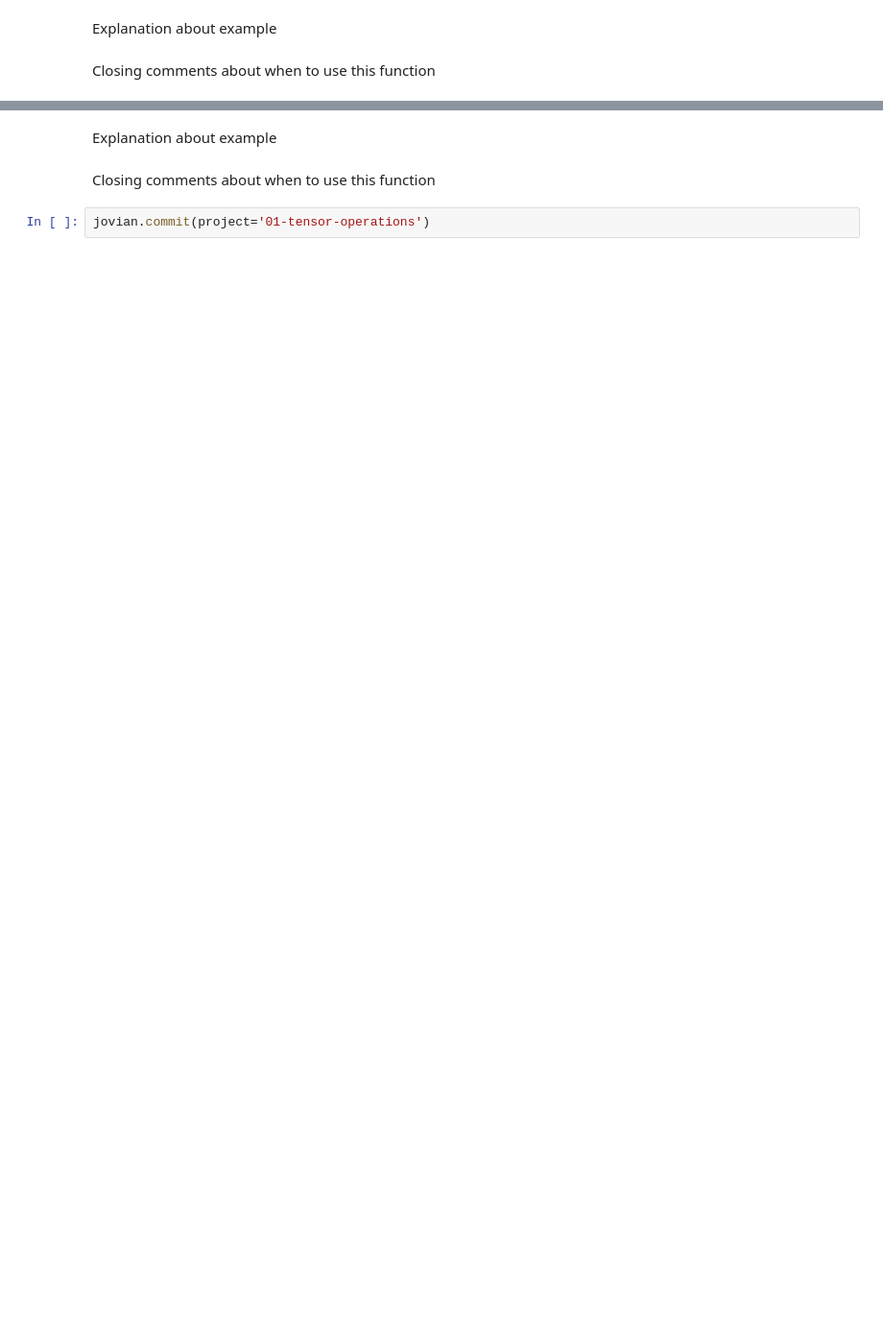
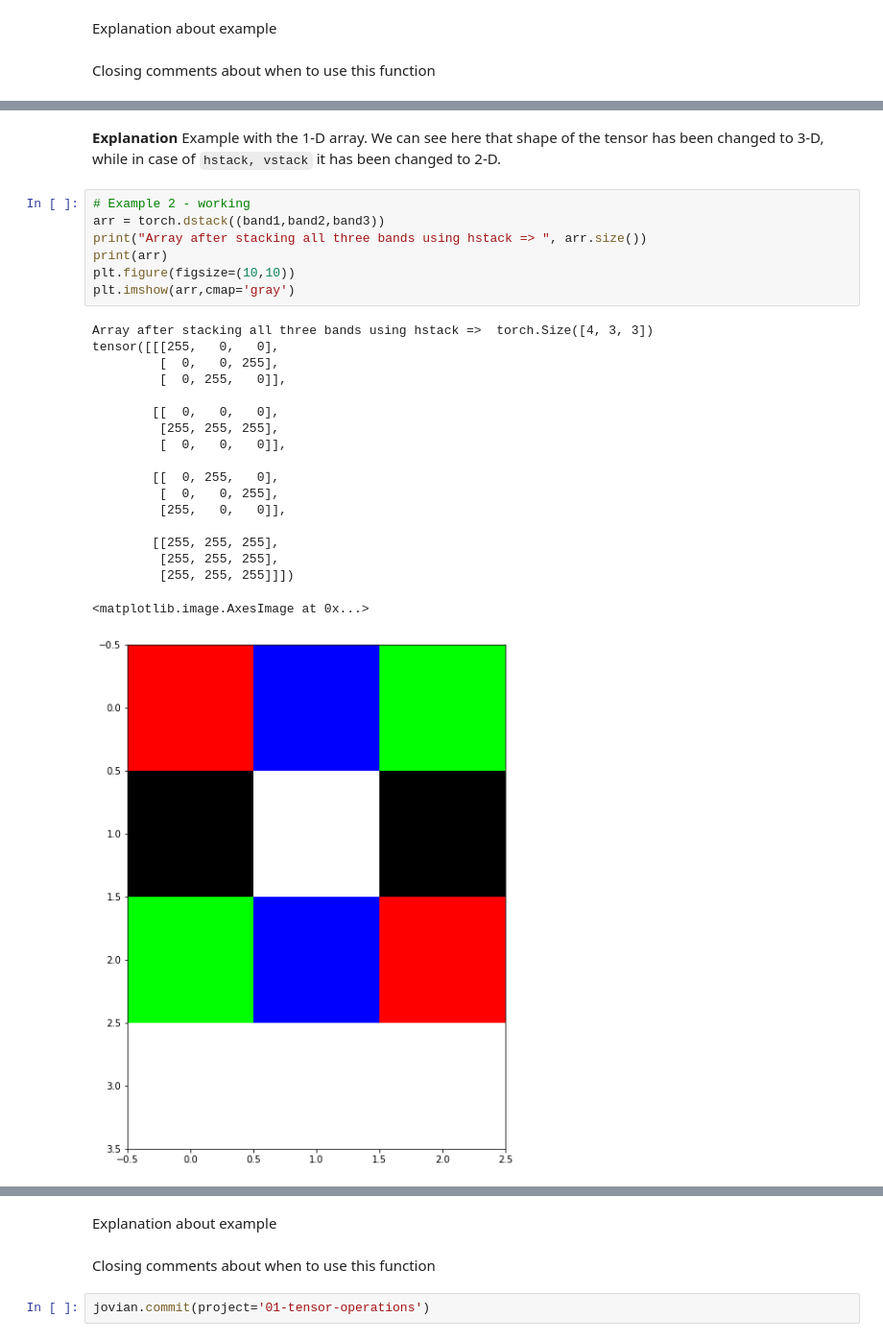
Before and after one commit to vkatiyar/PyTorchPractice, a Jupyter notebook: 01_tensor_operations.ipynb, the cells around one changed output, grey strips where cells are left out. Shown at 96% size. Saved outputs shown, nothing was run; the diff lists cells and outputs as text; blank space fills up the shorter version.

````diff
--- a/01_tensor_operations.ipynb
+++ b/01_tensor_operations.ipynb
@@ -177,0 +247,29 @@ Explanation about example
+# %% [markdown]
+**Explanation**
+Example with the 1-D array. We can see here that shape of the tensor has been changed to 3-D, while in case of ```hstack, vstack``` it has been changed to 2-D.
+# %%
+# Example 2 - working
+arr = torch.dstack((band1,band2,band3))
+print("Array after stacking all three bands using hstack => ", arr.size())
+print(arr)
+plt.figure(figsize=(10,10))
+plt.imshow(arr,cmap='gray')
+# %% [output]
+Array after stacking all three bands using hstack =>  torch.Size([4, 3, 3])
+tensor([[[255,   0,   0],
+         [  0,   0, 255],
+         [  0, 255,   0]],
+
+        [[  0,   0,   0],
+         [255, 255, 255],
+         [  0,   0,   0]],
+
+        [[  0, 255,   0],
+         [  0,   0, 255],
+         [255,   0,   0]],
+
+        [[255, 255, 255],
+         [255, 255, 255],
+         [255, 255, 255]]])
+<matplotlib.image.AxesImage at 0x...>
+[figure, added]
````
Also changed, not shown: parts of 56 cells of this notebook.
